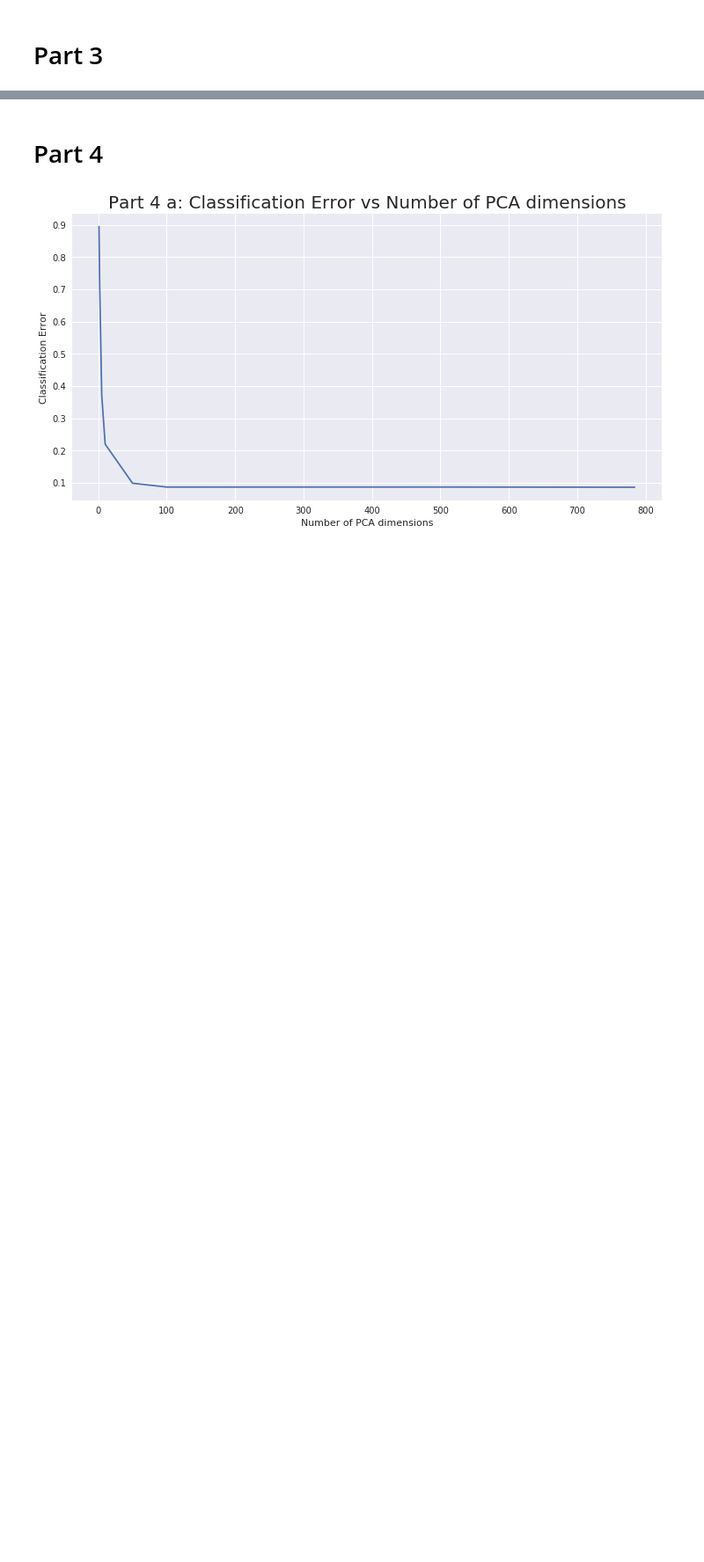
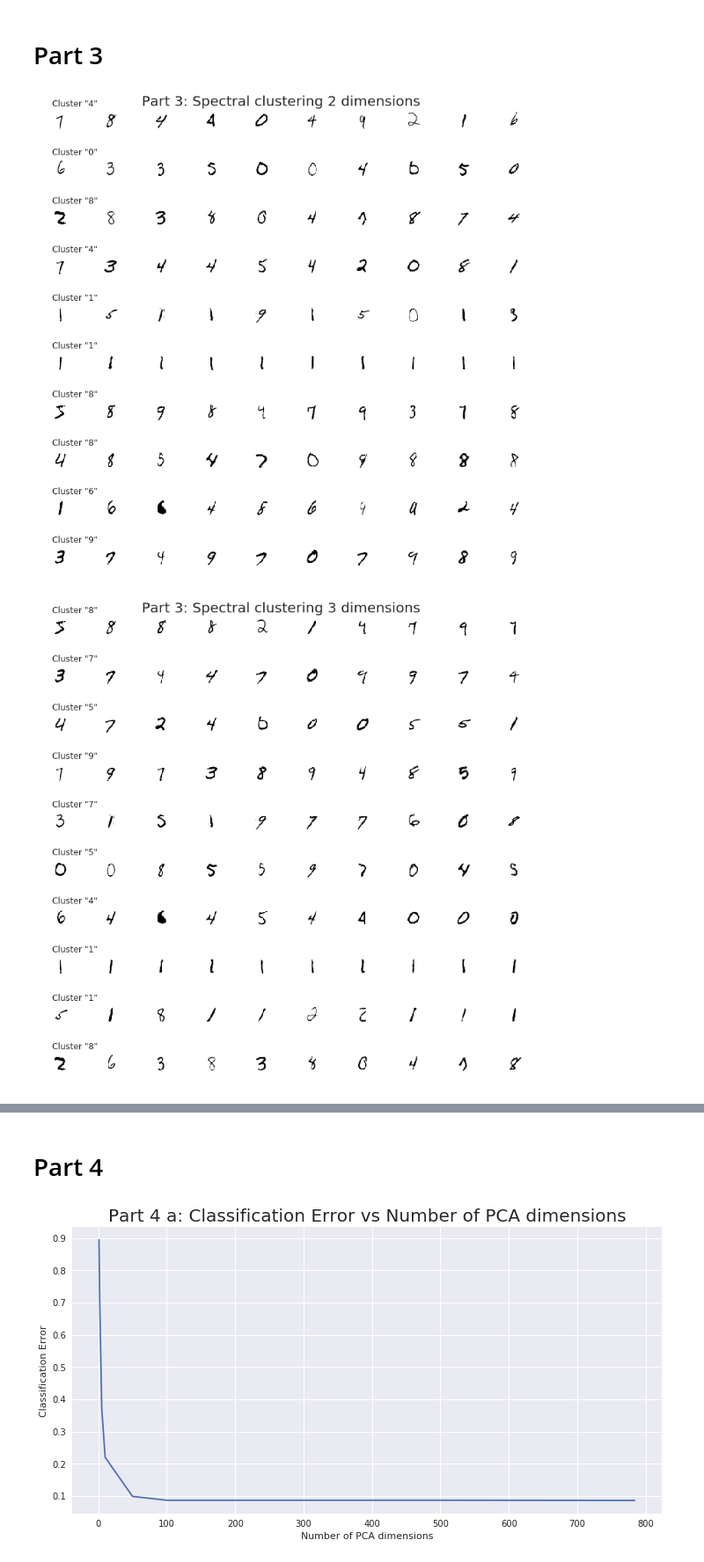
Before and after one commit to reidmcy/ML-Assigments, a Jupyter notebook: Assignment-2/assn2_prob3.ipynb, the cells around one changed output, grey strips where cells are left out. Shown at 88% size. Saved outputs shown, nothing was run; the diff lists cells and outputs as text; code cells hidden in the pictures; blank space fills up the shorter version.

```diff
--- a/Assignment-2/assn2_prob3.ipynb
+++ b/Assignment-2/assn2_prob3.ipynb
@@ -224,15 +226,2 @@ d = part2(regged, 10)
 # %% [markdown]
 # Part 3
-# %%
-def spectralClustering(rd, h, n):
-    X = np.stack(rd.map(lambda x: x[1]).collect())
-    n = X.shape[0]
-    rows = []
-    for i in range(n):
-        xi = X[i]
-        row = []
-        for j in range(n):
-            row.append(- np.square(np.linalg.norm(xi - X[j])) / h)
-        rows.append(np.array(row))
-    A = np.stack(rows)
-    return A
@@ -238,0 +288,5 @@ def spectralClustering(rd, h, n):
+# %%
+spectralClustering(regged.sample(False, 10000 / regged.count(), seed = 1234), 10000, [2, 3, 10])
+# %% [output]
+[figure, added]
+[figure, added]
```
Also changed, not shown: parts of 10 cells of this notebook, 1 other file.
